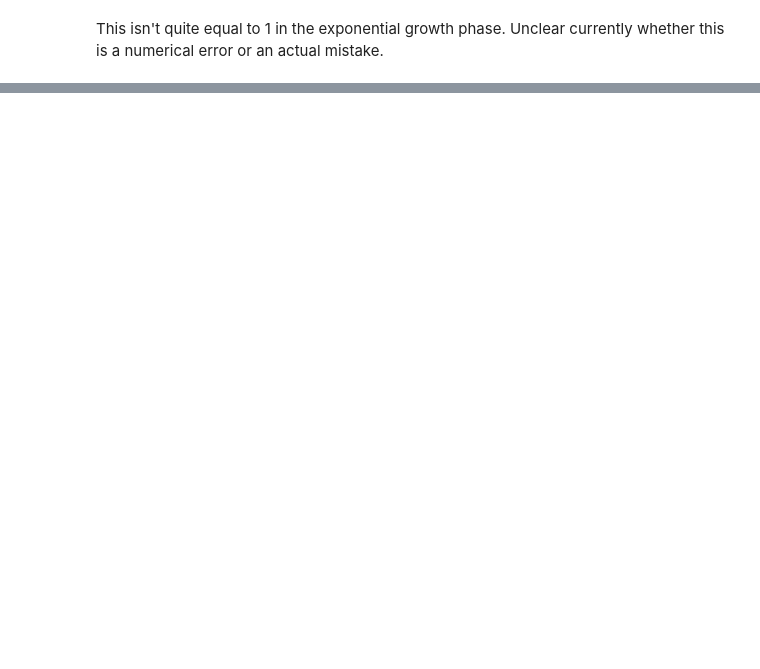
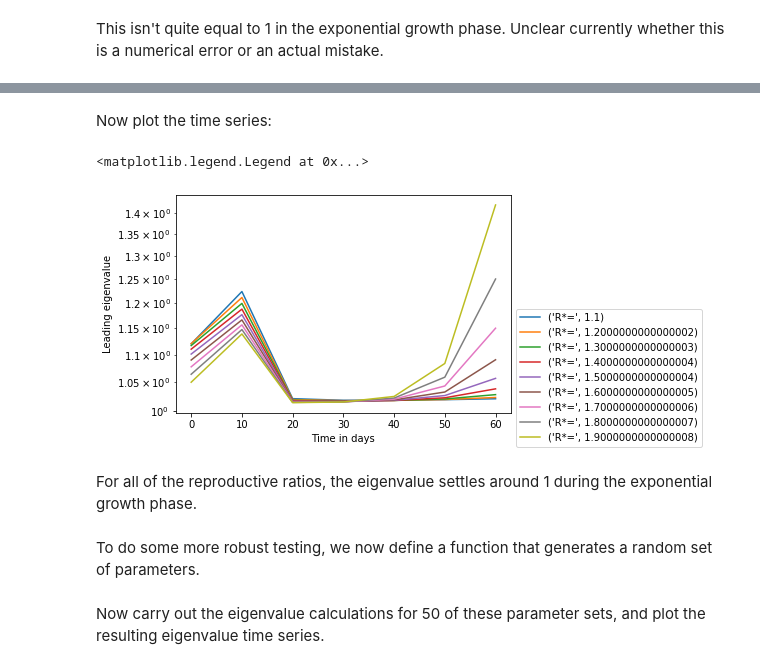
Before and after one commit to JBHilton/covid-19-in-households-public, a Jupyter notebook: tutorials/euler-lotka-estimation.ipynb, the cells around one changed output, grey strips where cells are left out. Drawn from its saved outputs; the diff is of its cells as text; code cells hidden in the pictures; blank space fills up the shorter version.

```diff
--- a/tutorials/euler-lotka-estimation.ipynb
+++ b/tutorials/euler-lotka-estimation.ipynb
@@ -251,0 +330,26 @@ This isn't quite equal to 1 in the exponential growth phase. Unclear currently w
+# %%
+r_range_list = []
+time_list = []
+eval_range_list = []
+
+RG_range = arange(1.1,2,0.1)
+
+no_steps = len(RG_range)
+start_time = get_time()
+for i in range(no_steps):
+    RG_now = RG_range[i]
+    spec = deepcopy(SPEC)
+    spec['R*'] = RG_now
+    r_now, t_now, evals_now = get_r_time_series_and_evals(spec)
+    r_range_list.append(r_now)
+    time_list.append(t_now)
+    eval_range_list.append(evals_now)
+    time_now = get_time()
+    print(i,
+          'of',
+          no_steps,
+          'calculations completed',
+          time_now-start_time,
+          'seconds elapsed,estimated',
+         (no_steps-(i+1))*(time_now-start_time)/(i+1),
+         'seconds remaining.')
@@ -251,0 +366,20 @@ This isn't quite equal to 1 in the exponential growth phase. Unclear currently w
+# %% [markdown]
+Now plot the time series:
+# %%
+from matplotlib.pyplot import yscale
+
+fig, ax = subplots(1)
+
+for i in range(no_steps):
+    ax.plot(10*arange(len(eval_range_list[i])), eval_range_list[i], label=('R*=',RG_range[i]))
+yscale('log')
+ax.set_ylabel('Leading eigenvalue')
+ax.set_xlabel('Time in days')
+ax.legend(ncol=1, bbox_to_anchor=(1,0.50))
+# %% [output]
+<matplotlib.legend.Legend at 0x...>
+[figure, added]
+# %% [markdown]
+For all of the reproductive ratios, the eigenvalue settles around 1 during the exponential growth phase.
+# %% [markdown]
+To do some more robust testing, we now define a function that generates a random set of parameters.
@@ -251,0 +403,2 @@ This isn't quite equal to 1 in the exponential growth phase. Unclear currently w
+# %% [markdown]
+Now carry out the eigenvalue calculations for 50 of these parameter sets, and plot the resulting eigenvalue time series.
```
Also changed, not shown: parts of 28 cells of this notebook.
